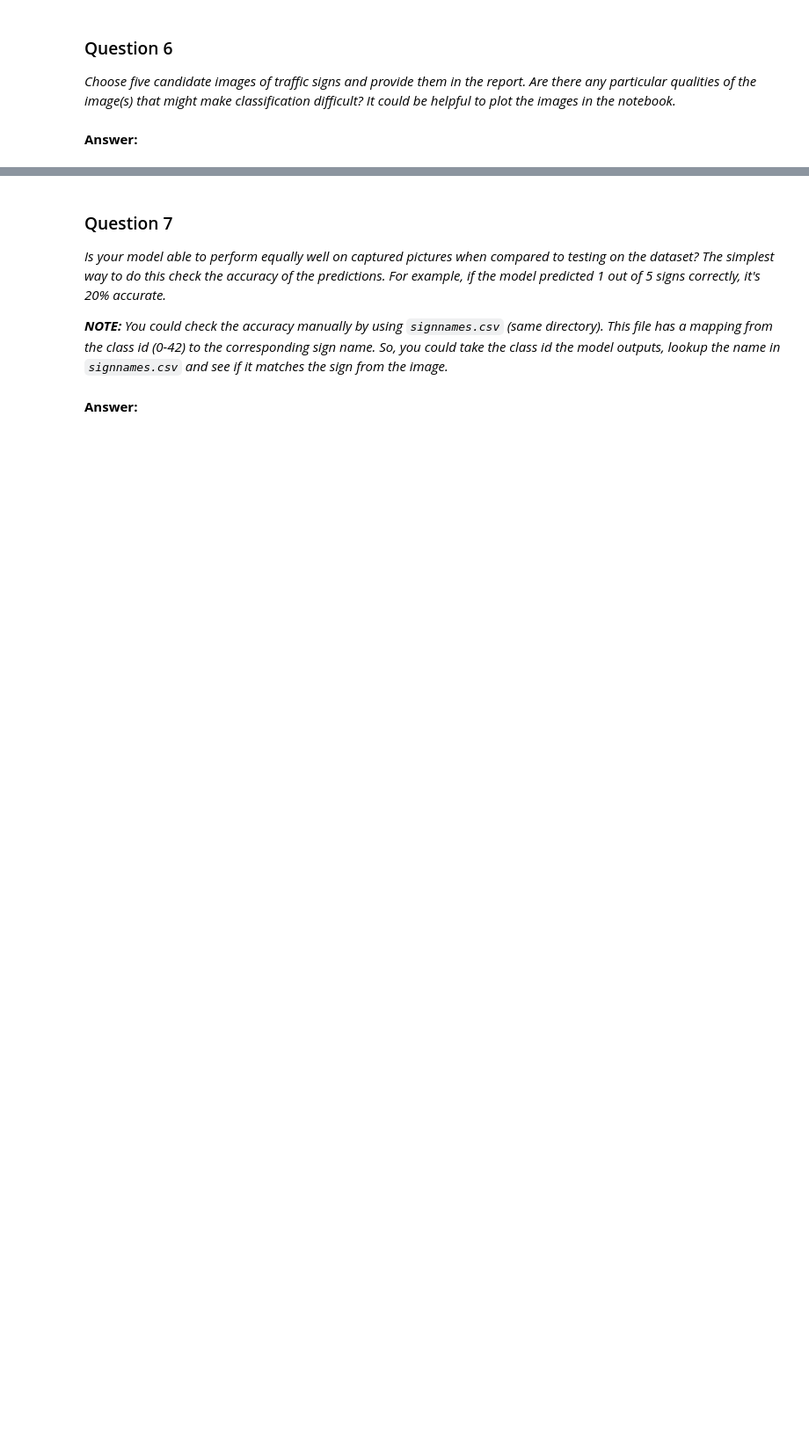
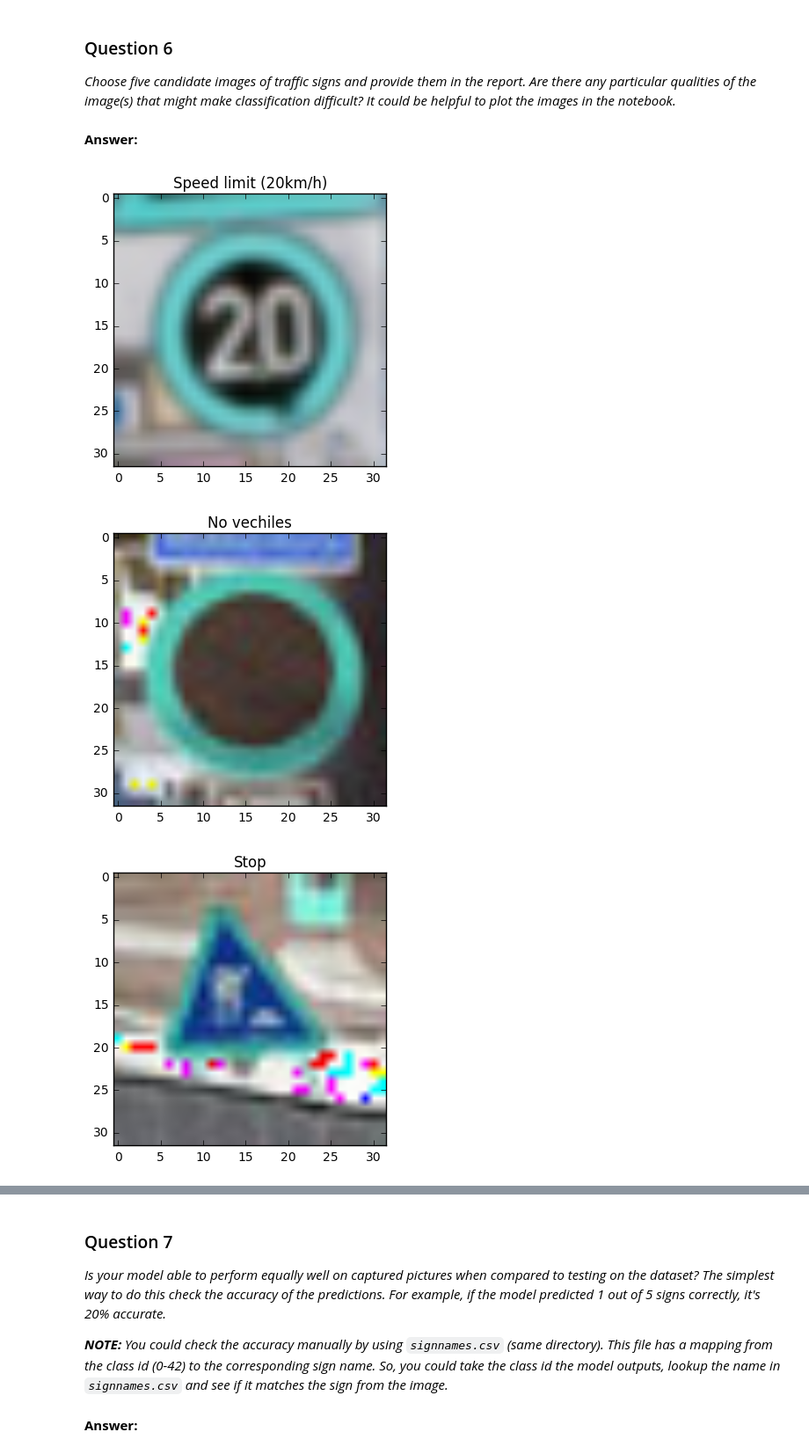
Before and after one commit to shawpan/CarND-Traffic-Signs, a Jupyter notebook: Traffic_Signs_Recognition.ipynb, the cells around one changed output, grey strips where cells are left out. Shown at 88% size. Cells and saved outputs as stored; diff of their text form; code cells hidden in the pictures; blank space fills up the shorter version.

```diff
--- a/Traffic_Signs_Recognition.ipynb
+++ b/Traffic_Signs_Recognition.ipynb
@@ -459,8 +469,9 @@ def eval_data(x_data, y_data):
         total_loss += (loss * batch_x.shape[0])
     return total_loss/num_examples, total_acc/num_examples
 # %%
-EPOCHS = 10
-BATCH_SIZE = 50
+EPOCHS = 50
+BATCH_SIZE = 128
+saver = tf.train.Saver()
 init = tf.initialize_all_variables()
 with tf.Session() as sess:
     sess.run(init)
@@ -480,6 +491,7 @@ with tf.Session() as sess:
         print("Validation accuracy = {:.3f}".format(val_acc))
         print()
         # Evaluate on the test data
+    saver.save(sess, 'foo-net')
     test_loss, test_acc = eval_data(x_test, y_test)
     print("Test loss = {:.3f}".format(test_loss))
     print("Test accuracy = {:.3f}".format(test_acc))
@@ -528,3 +586,6 @@ Use the code cell (or multiple code cells, if necessary) to implement the first
+# %%
+csv_data = np.genfromtxt('signnames.csv', delimiter=',', names=True, dtype=None)
+sign_names = [t[1].decode('utf-8') for t in csv_data]
 # %% [markdown]
 ### Question 6
 
@@ -536,0 +595,22 @@ _Choose five candidate images of traffic signs and provide them in the report. A
+# %%
+### Run the predictions here.
+### Feel free to use as many code cells as needed.
+extra_x_norm = normalize(extra_x)
+logits = FooNet(x)
+predicions = tf.argmax(fc,1)
+predicted_classes = []
+
+with tf.Session() as sess:
+    new_saver = tf.train.import_meta_graph('foo-net.meta')
+    new_saver.restore(sess, tf.train.latest_checkpoint('./'))
+    predicted_classes = sess.run(predicions, feed_dict={x: extra_x_norm})
+
+# print(predicted_classes)
+for i in np.arange(len(predicted_classes)):
+    plt.title(sign_names[predicted_classes[i]])
+    plt.imshow(extra_x[i])
+    plt.show()
+# %% [output]
+[figure, added]
+[figure, added]
+[figure, added]
```
Also changed, not shown: parts of 12 cells of this notebook.
